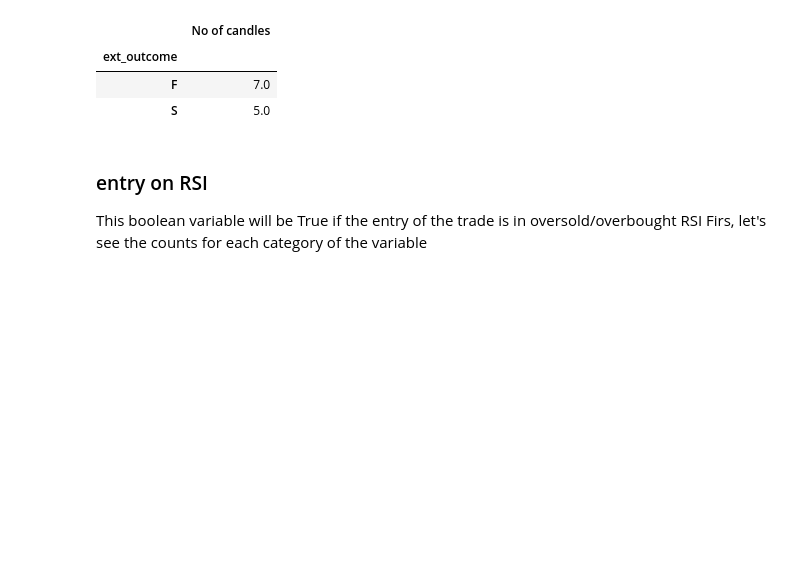
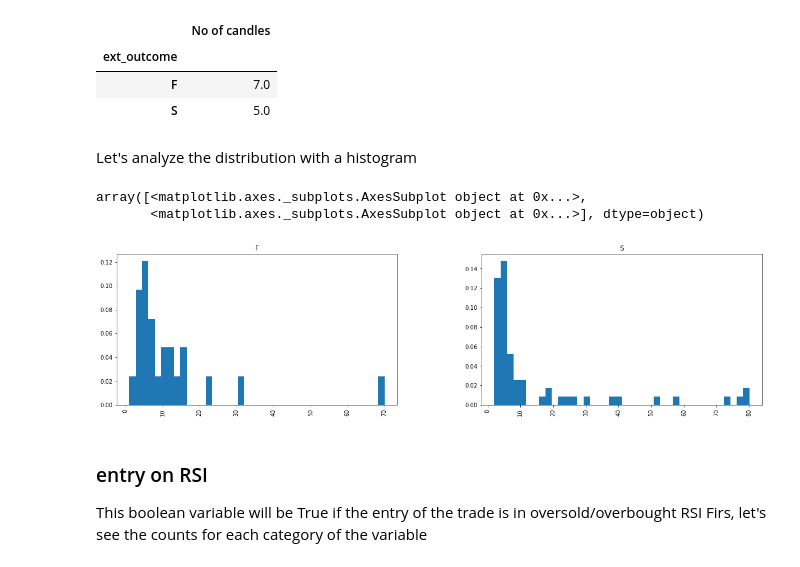
Before and after one commit to FOREXfunguru/FOREX, a Jupyter notebook: notebooks/Binary_classifier_using_ML.ipynb, the cells around one changed output. Saved outputs shown, nothing was run; the diff lists cells and outputs as text; code cells hidden in the pictures; blank space fills up the shorter version.

```diff
--- a/notebooks/Binary_classifier_using_ML.ipynb
+++ b/notebooks/Binary_classifier_using_ML.ipynb
@@ -227,6 +296,14 @@ contDF.groupby(outcome_lab).agg({'No of candles': 'median'})
 | ext_outcome |  |
 | F | 7.0 |
 | S | 5.0 |
+# %% [markdown]
+Let's analyze the distribution with a histogram
+# %%
+contDF['No of candles'].hist(by=contDF[outcome_lab],figsize=(20,5),bins=40,normed=True)
+# %% [output]
+array([<matplotlib.axes._subplots.AxesSubplot object at 0x...>,
+       <matplotlib.axes._subplots.AxesSubplot object at 0x...>], dtype=object)
+[figure, added]
 # %% [markdown]
 ### entry on RSI
 This boolean variable will be True if the entry of the trade is in oversold/overbought RSI
```
Also changed, not shown: parts of 70 cells of this notebook, 1 other file.
